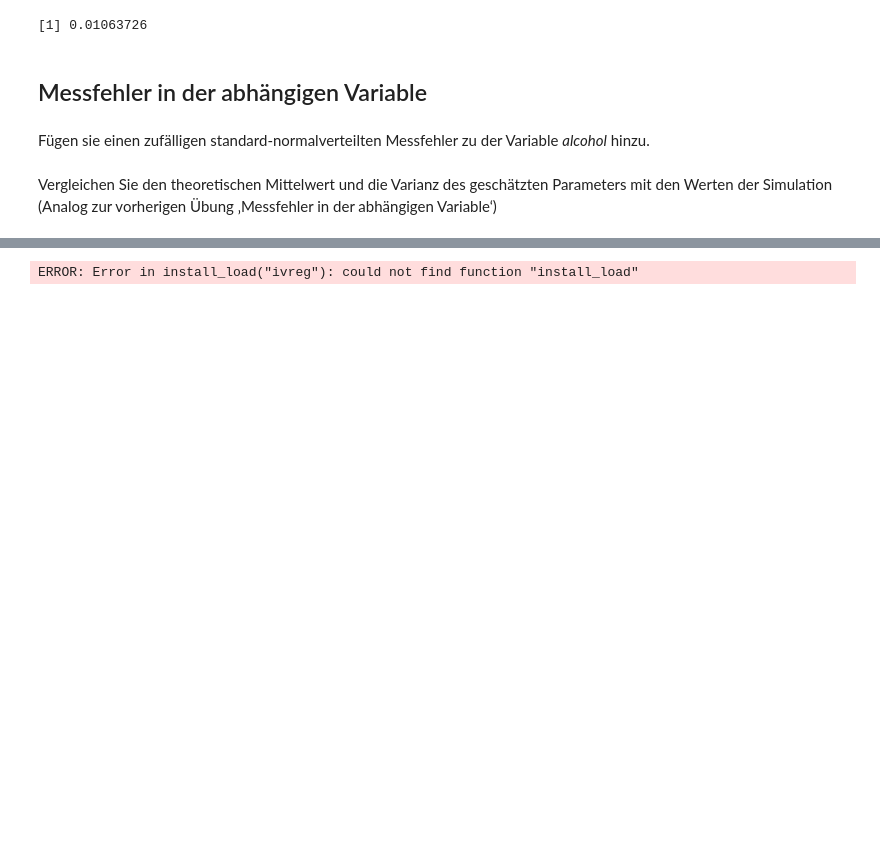
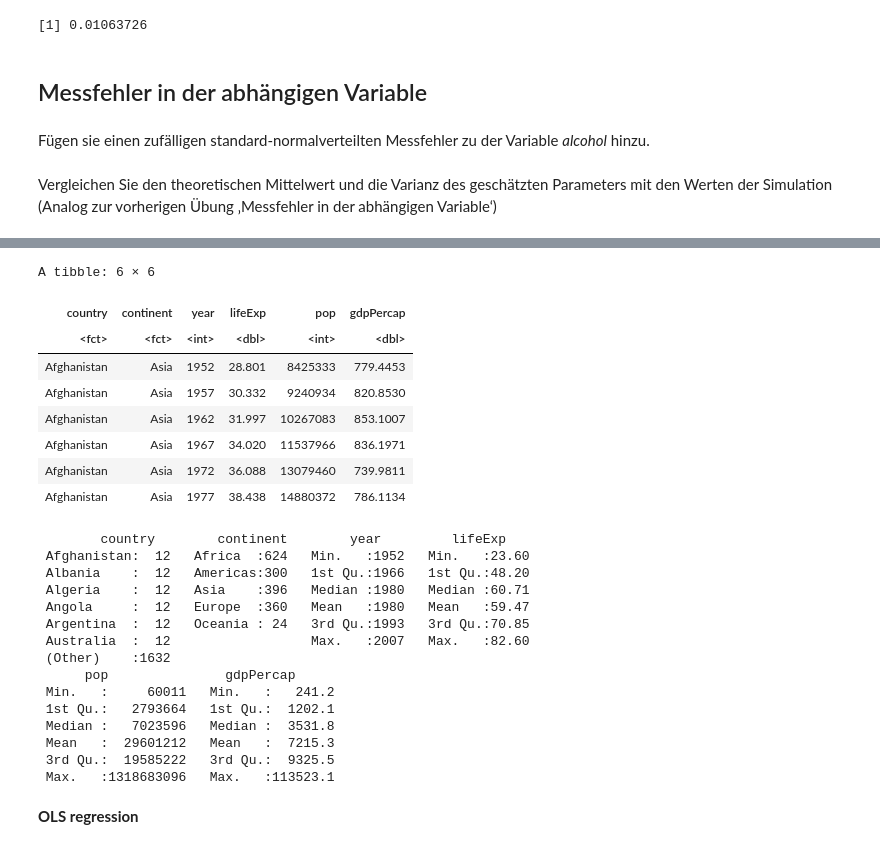
Before and after one commit to AStrittmatter/M10-EWF, a Jupyter notebook: Praesenzveranstaltung5/PV5_Notebook.ipynb, the cells around one changed output, grey strips where cells are left out. Saved outputs shown, nothing was run; the diff lists cells and outputs as text; code cells hidden in the pictures; blank space fills up the shorter version.

```diff
--- a/Praesenzveranstaltung5/PV5_Notebook.ipynb
+++ b/Praesenzveranstaltung5/PV5_Notebook.ipynb
@@ -279,7 +285,0 @@ Wir schätzen den Effekt von dem Packpreis für Zigaretten auf den Zigarettenver
-# %%
-install_load("ivreg")
-
-## data
-data("CigaretteDemand", package = "ivreg")
-# %% [output]
-ERROR: Error in install_load("ivreg"): could not find function "install_load"
@@ -294,0 +286,39 @@ summary(iv_model)
+# %%
+library(gapminder)
+library(estimatr)
+
+options(scipen = 999)
+data(gapminder)
+
+# View the first few rows of the dataset
+head(gapminder)
+
+# Summary of the dataset
+summary(gapminder)
+# %% [output]
+A tibble: 6 × 6
+| country | continent | year | lifeExp | pop | gdpPercap |
+| <fct> | <fct> | <int> | <dbl> | <int> | <dbl> |
+| Afghanistan | Asia | 1952 | 28.801 | 8425333 | 779.4453 |
+| Afghanistan | Asia | 1957 | 30.332 | 9240934 | 820.8530 |
+| Afghanistan | Asia | 1962 | 31.997 | 10267083 | 853.1007 |
+| Afghanistan | Asia | 1967 | 34.020 | 11537966 | 836.1971 |
+| Afghanistan | Asia | 1972 | 36.088 | 13079460 | 739.9811 |
+| Afghanistan | Asia | 1977 | 38.438 | 14880372 | 786.1134 |
+        country        continent        year         lifeExp
+ Afghanistan:  12   Africa  :624   Min.   :1952   Min.   :23.60
+ Albania    :  12   Americas:300   1st Qu.:1966   1st Qu.:48.20
+ Algeria    :  12   Asia    :396   Median :1980   Median :60.71
+ Angola     :  12   Europe  :360   Mean   :1980   Mean   :59.47
+ Argentina  :  12   Oceania : 24   3rd Qu.:1993   3rd Qu.:70.85
+ Australia  :  12                  Max.   :2007   Max.   :82.60
+ (Other)    :1632
+      pop               gdpPercap
+ Min.   :     60011   Min.   :   241.2
+ 1st Qu.:   2793664   1st Qu.:  1202.1
+ Median :   7023596   Median :  3531.8
+ Mean   :  29601212   Mean   :  7215.3
+ 3rd Qu.:  19585222   3rd Qu.:  9325.5
+ Max.   :1318683096   Max.   :113523.1
+# %% [markdown]
+**OLS regression**
```
Also changed, not shown: parts of 10 cells of this notebook.
